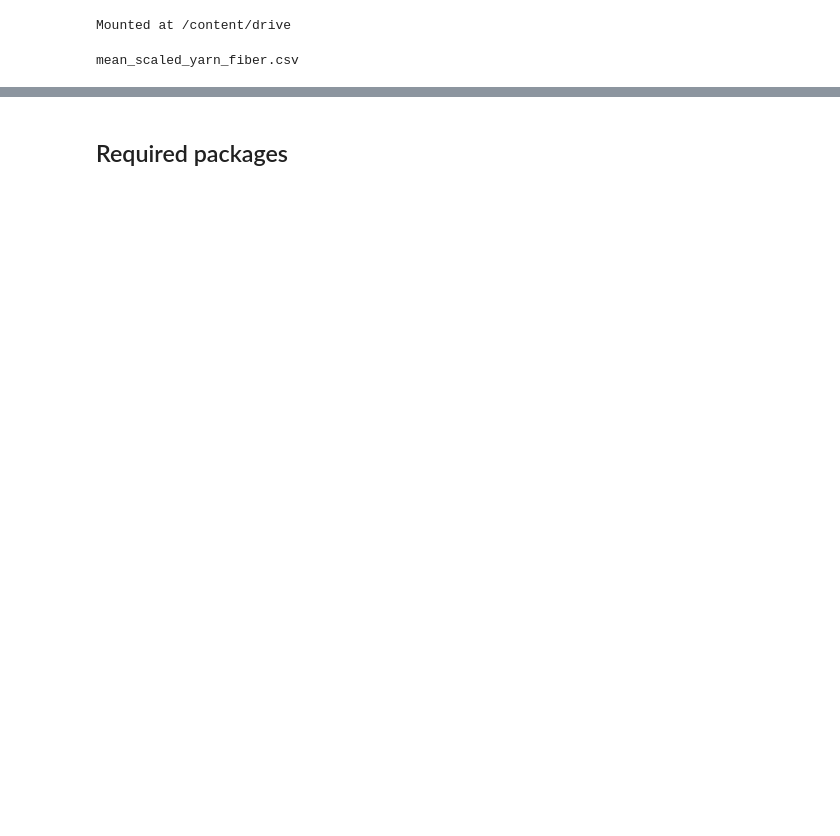
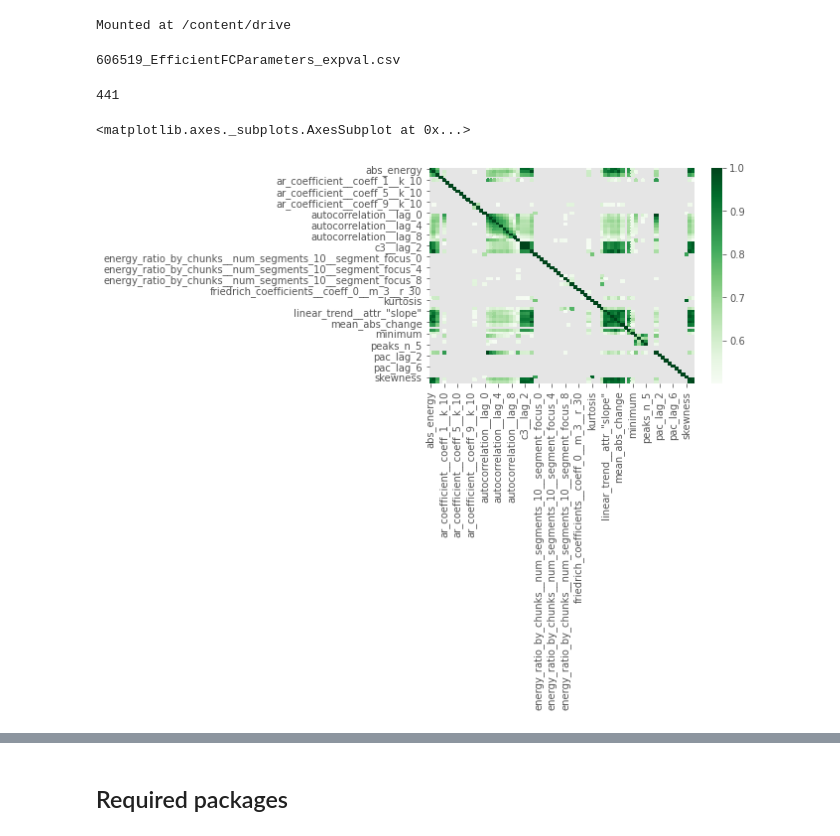
Before and after one commit to GarethWilhelm/TS-Feature-Clustering, a Jupyter notebook: notebooks/clustering_tsfresh_features.ipynb, the cells around one changed output, grey strips where cells are left out. Cells and saved outputs as stored; diff of their text form; code cells hidden in the pictures; blank space fills up the shorter version.

Commit message:
Exclude correlated features (441 to 31) - brute force

```diff
--- a/notebooks/clustering_tsfresh_features.ipynb
+++ b/notebooks/clustering_tsfresh_features.ipynb
@@ -9,14 +9,62 @@ Mounted at /content/drive
 # %%
 ref = 0
 PATH = '/content/drive/My Drive/Stellenbosch/Webster'
-path_to_min_features = f'{PATH}/min_feats_ts'
 path_to_parameter_eff_features = f'{PATH}/efficient_parameters'
 path_to_parameter_comp_features = f'{PATH}/comprehensive_parameters'
-min_feats = os.listdir(path_to_min_features)
+list_files_min_feats = os.listdir(path_to_parameter_eff_features)
+list_files_eff_features = os.listdir(path_to_parameter_eff_features)
 scaled_data_location = f'{PATH}/mean_scaled_products/'
-files = os.listdir(scaled_data_location)
-data = files[ref]
+# files = os.listdir(min_feats)
+data = list_files_eff_features[ref]
 print(data)
 product_name = 'engines_misc'
 # %% [output]
-mean_scaled_yarn_fiber.csv
+606519_EfficientFCParameters_expval.csv
+# %%
+product_df = pd.read_csv(f'{path_to_parameter_eff_features}/{data}',index_col='id')#,parse_dates=['year'],index_col='year')
+product_df_no_nulls = remove_null_values(product_df)
+
+# print(check_outliers(uncorrelated_product_df))
+product_df_no_outliers = removing_outliers(product_df_no_nulls)
+# %% [output]
+441
+# %%
+stats_features = ['maximum','mean','skewness','mean_abs_change','mean_change','standard_deviation',
+                  'variance','mean_second_derivative_central','median','minimum']
+
+min_feats = ['export_val__kurtosis','export_val__variance','export_val__mean','export_val__skewness',
+           'export_val__standard_deviation','export_val__median','export_val__sum_values',
+           'export_val__maximum','export_val__length','export_val__minimum']
+
+extra_features = ['fft_coefficient','cwt_coefficients','count','change_quantiles','last_location_',
+                 'agg_autocorrelation','index_mass_quantile','sum_values','sum_values','has_duplicate',
+                 'length','quantile','ratio_beyond_r_sigma','ratio_value_number_to_time_series_length',
+                 'agg','large_standard_deviation','number_crossing_m','number_cwt_peaks','reversal',
+                  'value_count','spkt_welch_density','range_count','larger','variation_coefficient',
+                 'max_langevin_fixed_point','reoccurring','symmetry_looking','variation','longest_strike_',
+                 'variance_larger_than_standard_deviation']
+
+def features_for_exclusion(features_df,features_to_exclude):
+  exclude_list = []
+  for feat in features_to_exclude:
+    feature_cols = features_df.filter(regex=feat,axis=1).columns.to_list()
+    exclude_list.extend(feature_cols)
+  return exclude_list
+# %%
+features_exclude_list = features_for_exclusion(product_df_no_outliers,extra_features)
+features_filtered_df = product_df_no_outliers[product_df_no_outliers\
+                                      .columns[~product_df_no_outliers\
+                                               .columns\
+                                               .isin(features_exclude_list)]]
+
+features_filtered_df.columns = [re.sub('^export_val__',"", x) for x in features_filtered_df.columns]
+features_filtered_df.columns = [re.sub('^augmented_dickey_fuller__attr',"ADF_", x) for x in features_filtered_df.columns]
+features_filtered_df.columns = [re.sub('^partial_autocorrelation__',"pac_", x) for x in features_filtered_df.columns]
+features_filtered_df.columns = [re.sub('^number_peaks__',"peaks_", x) for x in features_filtered_df.columns]
+
+corr = features_filtered_df.corr()
+kot = corr[corr >= .5]
+sns.heatmap(kot,cmap="Greens")
+# %% [output]
+<matplotlib.axes._subplots.AxesSubplot at 0x...>
+[figure, added]
```
Also changed, not shown: parts of 3 cells of this notebook.
